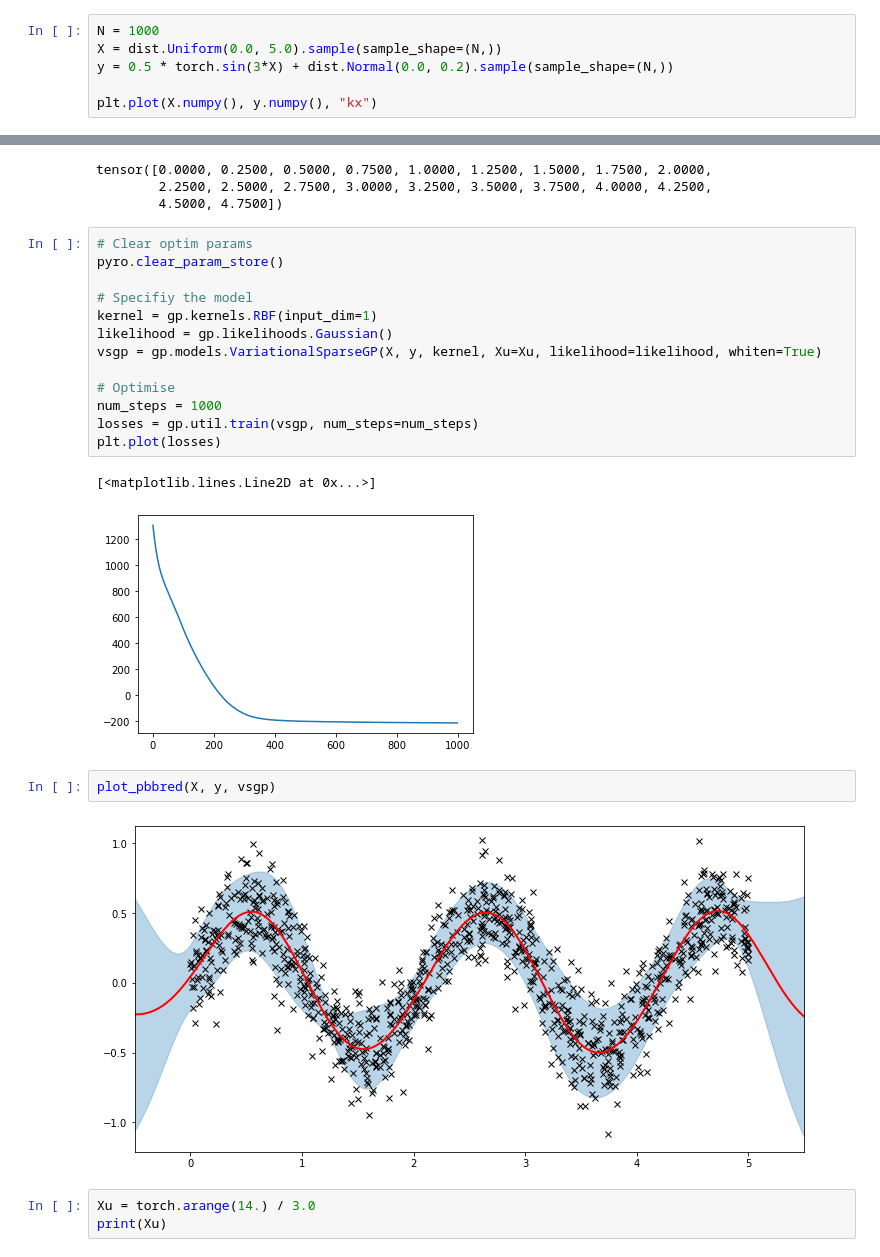
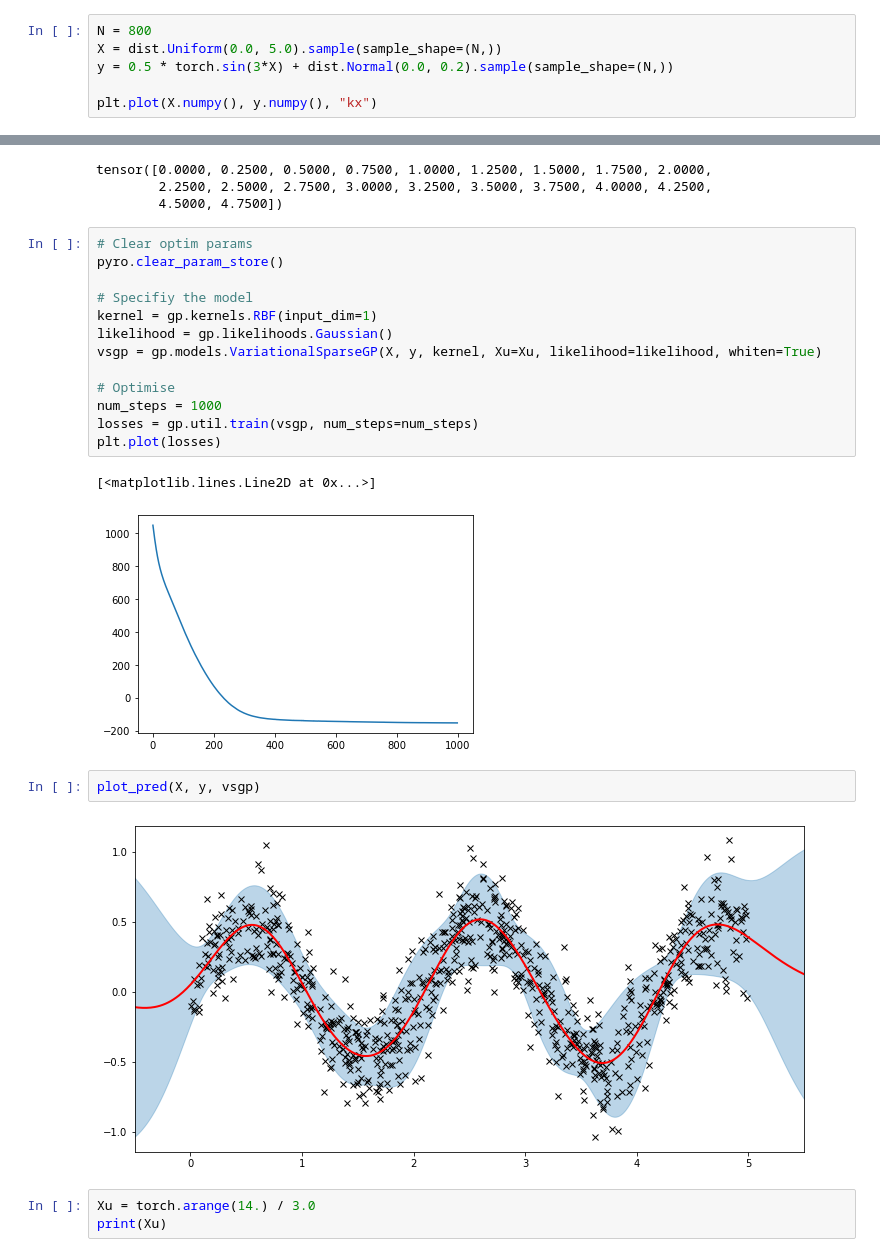
Before and after one commit to mkomod/variational-inference, a Jupyter notebook: py/gpvi/gpvi_basic.ipynb, the cells around one changed output, grey strips where cells are left out. Cells and saved outputs as stored; diff of their text form.

```diff
--- a/py/gpvi/gpvi_basic.ipynb
+++ b/py/gpvi/gpvi_basic.ipynb
@@ -11,7 +11,7 @@ from laplace import Laplace
 
 pyro.set_rng_seed(0)
 # %%
-N = 1000
+N = 800
 X = dist.Uniform(0.0, 5.0).sample(sample_shape=(N,))
 y = 0.5 * torch.sin(3*X) + dist.Normal(0.0, 0.2).sample(sample_shape=(N,))
 
@@ -42,11 +42,11 @@ losses = gp.util.train(vsgp, num_steps=num_steps)
 plt.plot(losses)
 # %% [output]
 [<matplotlib.lines.Line2D at 0x...>]
-[figure, old version]
+[figure, new version]
 # %%
-plot_pbbred(X, y, vsgp)
+plot_pred(X, y, vsgp)
 # %% [output]
-[figure, old version]
+[figure, new version]
 # %%
 Xu = torch.arange(14.) / 3.0
 print(Xu)
```
Also changed, not shown: parts of 4 cells of this notebook.
